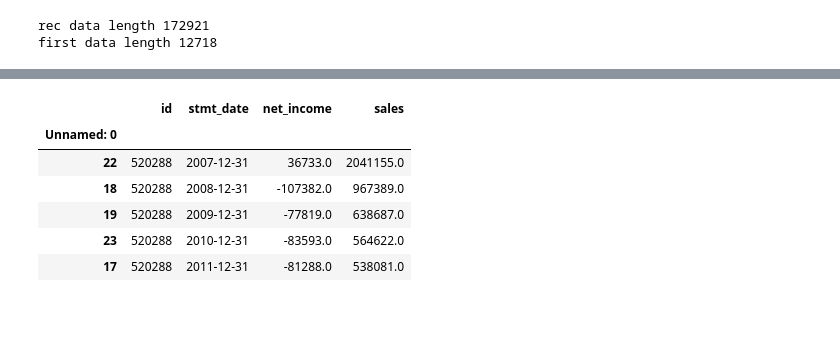
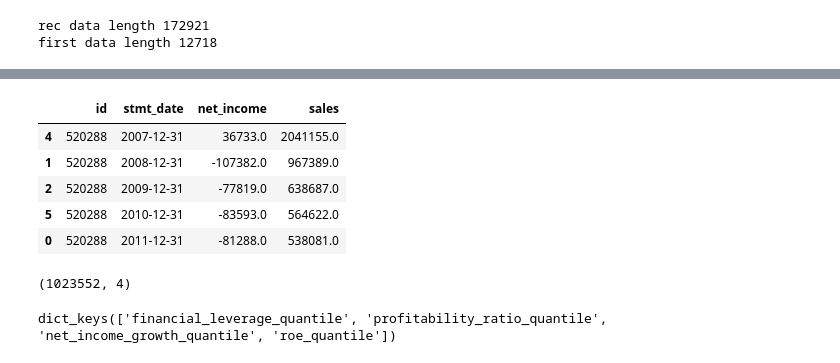
Before and after one commit to Juanroalvarado/ml-finance-credit-default, a Jupyter notebook: final_harness/train_final_model.ipynb, the cells around one changed output, grey strips where cells are left out. Drawn from its saved outputs; the diff is of its cells as text; code cells hidden in the pictures; blank space fills up the shorter version.

```diff
--- a/final_harness/train_final_model.ipynb
+++ b/final_harness/train_final_model.ipynb
@@ -469,0 +438,16 @@ ROC AUC 0.8666052142535062
+# %%
+train['stmt_date'] = pd.to_datetime(train['stmt_date'])
+train['def_date'] = pd.to_datetime(train['def_date'], format="%d/%m/%Y")
+train.sort_values('stmt_date', inplace=True)
+# %%
+preproc_params = {
+    'quantile_bins' : {},
+    'quantile_values' : {},
+    'category_pd': {}
+}
+# %%
+complete_data , preproc_params = pre_process(train,
+                                           custom_bins=custom_bins,
+                                           preproc_params = preproc_params,
+                                           quantiles = 50,
+                                           days_until_statement = 150)
@@ -469,0 +463,2 @@ ROC AUC 0.8666052142535062
+# %%
+model.train(complete_data)
@@ -475,13 +494,20 @@ growth_features = [
     'sales'
 ]
 # %%
-historical_growth = train_data_proc[growth_features]#.to_csv('historical_features.csv')
+historical_growth = complete_data[growth_features]#.to_csv('historical_features.csv')
 historical_growth.head()
 # %% [output]
 |  | id | stmt_date | net_income | sales |
-| Unnamed: 0 |  |  |  |  |
-| 22 | 520288 | 2007-12-31 | 36733.0 | 2041155.0 |
-| 18 | 520288 | 2008-12-31 | -107382.0 | 967389.0 |
-| 19 | 520288 | 2009-12-31 | -77819.0 | 638687.0 |
-| 23 | 520288 | 2010-12-31 | -83593.0 | 564622.0 |
-| 17 | 520288 | 2011-12-31 | -81288.0 | 538081.0 |
+| 4 | 520288 | 2007-12-31 | 36733.0 | 2041155.0 |
+| 1 | 520288 | 2008-12-31 | -107382.0 | 967389.0 |
+| 2 | 520288 | 2009-12-31 | -77819.0 | 638687.0 |
+| 5 | 520288 | 2010-12-31 | -83593.0 | 564622.0 |
+| 0 | 520288 | 2011-12-31 | -81288.0 | 538081.0 |
+# %%
+historical_growth.shape
+# %% [output]
+(1023552, 4)
+# %%
+custom_bins.keys()
+# %% [output]
+dict_keys(['financial_leverage_quantile', 'profitability_ratio_quantile', 'net_income_growth_quantile', 'roe_quantile'])
```
Also changed, not shown: parts of 31 cells of this notebook, 26 other files.
